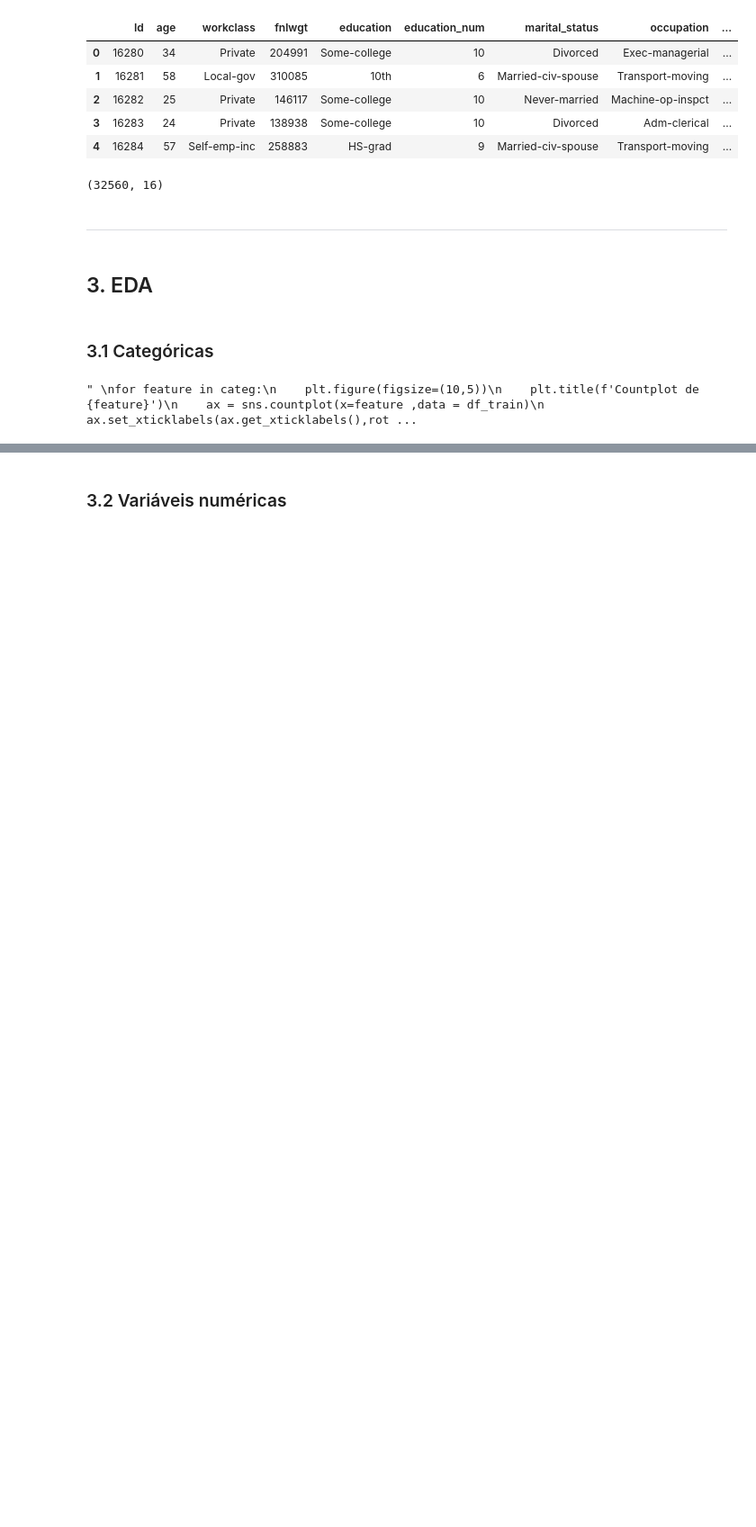
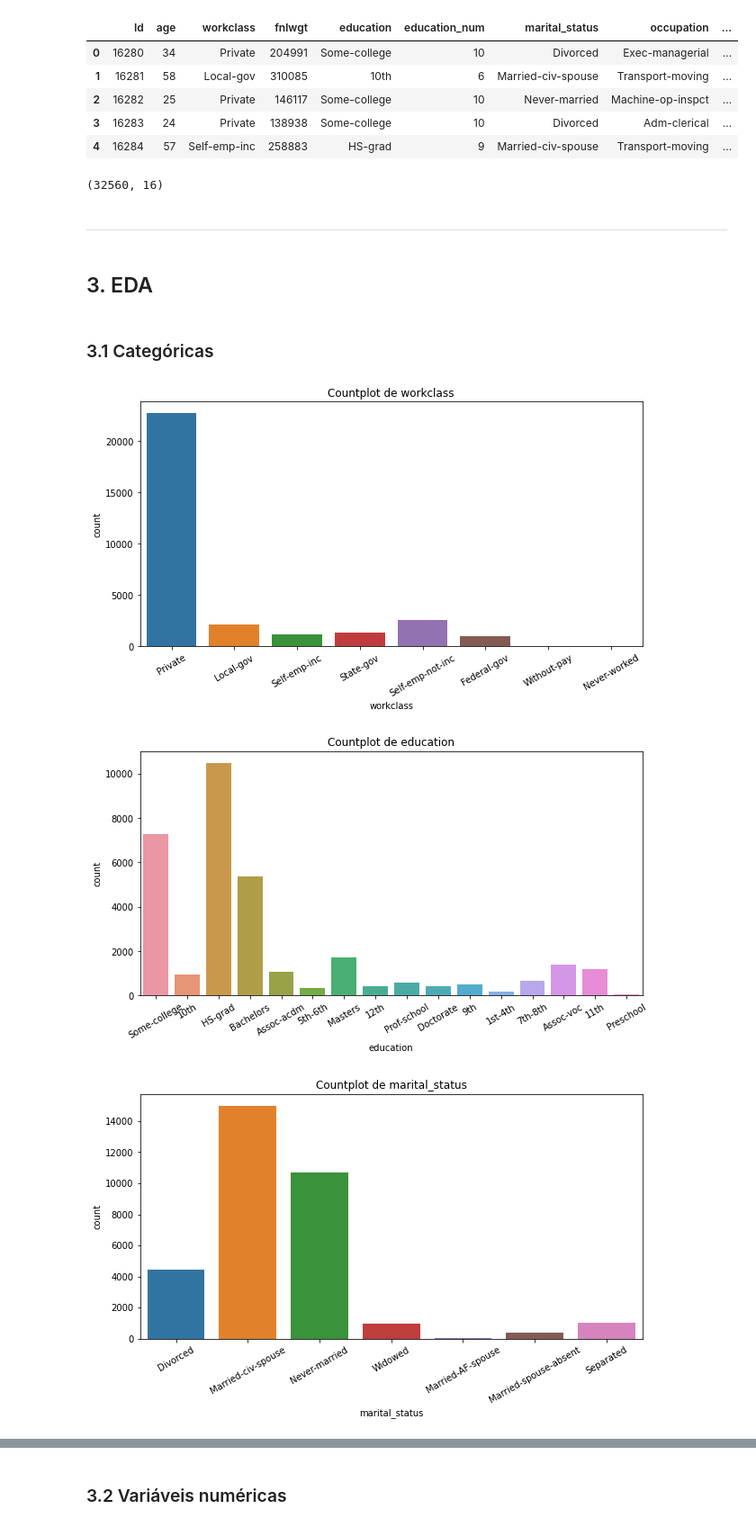
Before and after one commit to SalisEduardo/PMR3508, a Jupyter notebook: Adults Dataset/resolução.ipynb, the cells around one changed output, grey strips where cells are left out. Shown: that part at 90% size. Saved outputs shown, nothing was run; the diff lists cells and outputs as text; code cells hidden in the pictures; blank space fills up the shorter version.

```diff
--- a/Adults Dataset/resolução.ipynb
+++ b/Adults Dataset/resolução.ipynb
@@ -108,13 +117,14 @@ df_train.shape
 # %%
 categ = ['workclass','education',"marital_status","occupation","relationship","race","sex","native_country"]
 
-"""
+
 for feature in categ:
     plt.figure(figsize=(10,5))
     plt.title(f'Countplot de {feature}')
     ax = sns.countplot(x=feature ,data = df_train)
     ax.set_xticklabels(ax.get_xticklabels(),rotation=30)
     plt.show()
-"""
 # %% [output]
-" \nfor feature in categ:\n    plt.figure(figsize=(10,5))\n    plt.title(f'Countplot de {feature}')\n    ax = sns.countplot(x=feature ,data = df_train)\n    ax.set_xticklabels(ax.get_xticklabels(),rot ...
+[figure, added]
+[figure, added]
+[figure, added]
```
Also changed, not shown: parts of 39 cells of this notebook.
